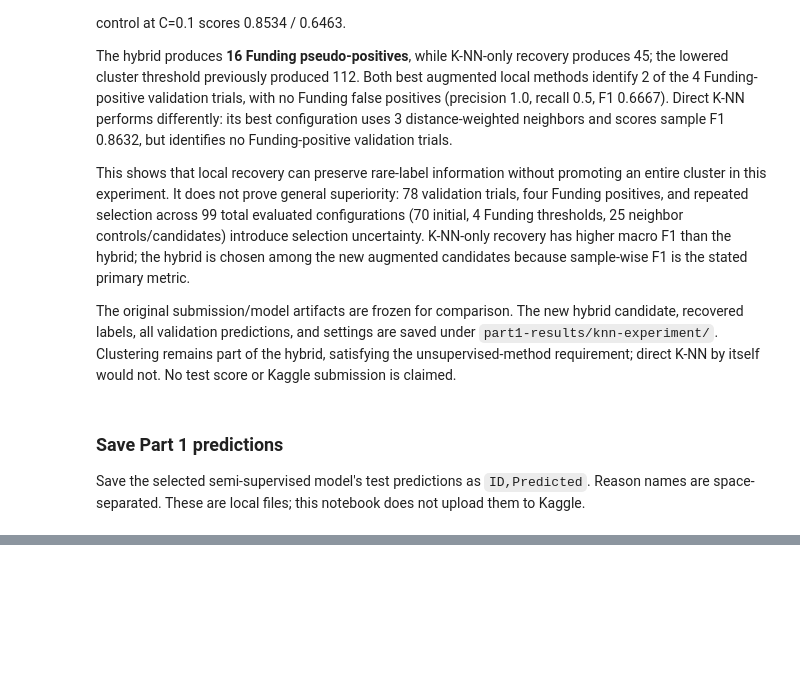
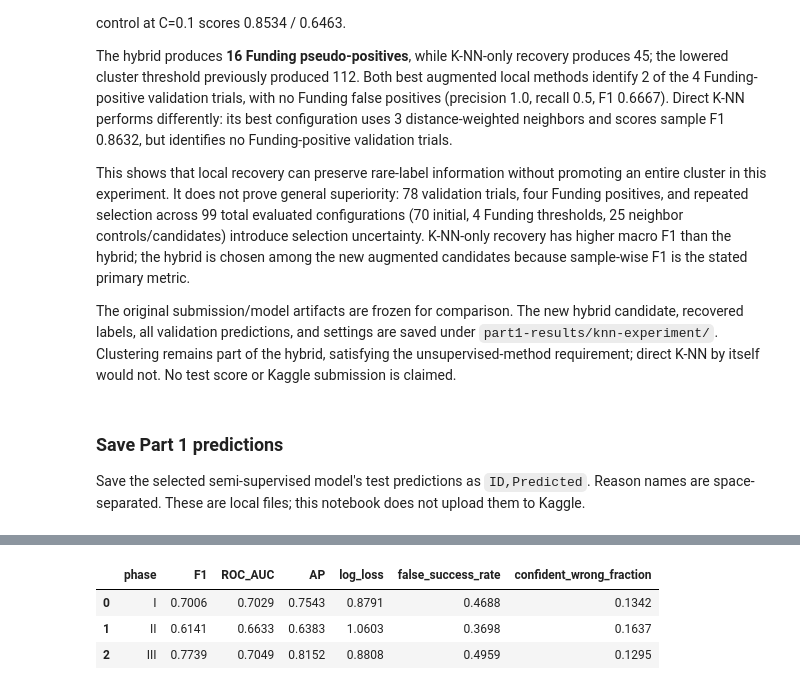
Before and after one commit to jontumalle/applied-ml-midterm, a Jupyter notebook: CS5785_Midterm_Starter.ipynb, the cells around one changed output, grey strips where cells are left out. Saved outputs shown, nothing was run; the diff lists cells and outputs as text; code cells hidden in the pictures; blank space fills up the shorter version.

```diff
--- a/CS5785_Midterm_Starter.ipynb
+++ b/CS5785_Midterm_Starter.ipynb
@@ -950,0 +1026,97 @@ part2_submission.head()
+# %%
+part2_candidates = {}
+part2_specs = {}
+part2_records = []
+part2_val_probabilities = {}
+
+
+def evaluate_outcome_candidate(phase, candidate_id, estimator, spec):
+    train_index = outcome_train.index[outcome_train.phase == phase]
+    validation_index = outcome_val.index[outcome_val.phase == phase]
+    with threadpool_limits(limits=1), warnings.catch_warnings(record=True) as caught:
+        warnings.simplefilter("always", ConvergenceWarning)
+        estimator.fit(outcome_inputs["train"].loc[train_index], outcome_train.loc[train_index, "label"])
+        probability = estimator.predict_proba(outcome_inputs["validation"].loc[validation_index])[:, 1]
+    assert np.isfinite(probability).all() and ((0 <= probability) & (probability <= 1)).all()
+    key = (phase, candidate_id)
+    part2_candidates[key] = estimator
+    part2_specs[key] = spec
+    part2_val_probabilities[key] = probability
+    record = {"phase": phase, "candidate": candidate_id, **spec,
+              "convergence_warnings": sum(issubclass(w.category, ConvergenceWarning) for w in caught),
+              **outcome_metrics(outcome_val.loc[validation_index, "label"], probability)}
+    part2_records.append(record)
+    return record
+
+
+for phase in PHASES:
+    evaluate_outcome_candidate(phase, "starter", outcome_pipeline("starter_bow"),
+                               {"family": "lr", "features": "starter_bow", "C": 1.0,
+                                "class_weight": "none", "alpha": np.nan, "calibration": "none"})
+baseline_outcome_metrics = pd.DataFrame(part2_records)
+baseline_outcome_metrics.to_csv(PART2_RESULTS / "baseline_metrics.csv", index=False)
+baseline_outcome_validation = outcome_val[["ID", "trial_id", "phase", "label"]].copy()
+for phase in PHASES:
+    index = baseline_outcome_validation.index[baseline_outcome_validation.phase == phase]
+    probability = part2_val_probabilities[(phase, "starter")]
+    baseline_outcome_validation.loc[index, "probability"] = probability
+    baseline_outcome_validation.loc[index, "prediction"] = (probability >= 0.5).astype(int)
+baseline_outcome_validation.to_csv(PART2_RESULTS / "baseline_validation_predictions.csv", index=False)
+display(baseline_outcome_metrics[["phase", "F1", "ROC_AUC", "AP", "log_loss", "false_success_rate", "confident_wrong_fraction"]].round(4))
+
+part1_candidate_dir = RESULTS_DIR / "knn-experiment"
+part1_lineage = json.loads((part1_candidate_dir / "best_augmented_candidate.json").read_text())
+reason_train_hybrid = pd.read_csv(part1_candidate_dir / "best_augmented_training_labels.csv")
+reason_validation_observed = reason_val[["ID", *REASON_LABELS]].copy()
+reason_validation_observed["label_source"] = "observed_validation"
+reason_test_hybrid = pd.read_csv(part1_candidate_dir / "best_augmented_candidate_submission.csv")
+for reason in REASON_LABELS:
+    reason_test_hybrid[reason] = reason_test_hybrid.Predicted.str.split().map(lambda values: int(reason in values))
+reason_test_hybrid["label_source"] = "predicted_part1_test"
+part2_reason_lookup = pd.concat([
+    reason_train_hybrid, reason_validation_observed,
+    reason_test_hybrid[["ID", *REASON_LABELS, "label_source"]]], ignore_index=True)
+assert part2_reason_lookup.ID.is_unique and len(part2_reason_lookup) == 1561
+assert part2_reason_lookup[REASON_LABELS].isin([0, 1]).all().all()
+assert part2_reason_lookup[REASON_LABELS].sum(axis=1).gt(0).all()
+part2_reason_lookup.to_csv(PART2_RESULTS / "part1_hybrid_reason_lookup.csv", index=False)
+_ = (PART2_RESULTS / "part1_reason_lineage.json").write_text(json.dumps(part1_lineage, indent=2) + "\n")
+
+
+def unsuccessful_reason_audit(predictions):
+    failed = predictions[predictions.label == 0].copy()
+    assert not failed.duplicated(["trial_id", "phase"]).any()
+    failed = failed.merge(part2_reason_lookup.rename(columns={"ID": "trial_id"}), on="trial_id",
+                          how="left", validate="many_to_one", indicator="reason_match")
+    failed["label_source"] = failed.label_source.fillna("no_recorded_stopping_reason")
+    failed["reason_provenance"] = np.select([
+        failed.label_source.isin(["observed_train", "observed_validation"]),
+        failed.label_source.isin(["pseudo_train", "predicted_part1_test"])],
+        ["observed", "predicted"], default="unmatched")
+    rows = []
+    for phase in PHASES:
+        phase_rows = failed[failed.phase == phase]
+        for reason in [*REASON_LABELS, "No recorded reason"]:
+            group = phase_rows[phase_rows[reason] == 1] if reason in REASON_LABELS else phase_rows[phase_rows.reason_match == "left_only"]
+            counts = group.reason_provenance.value_counts()
+            errors = int(group.prediction.sum())
+            rows.append({"phase": phase, "reason": reason, "n": len(group),
+                         "false_successes": errors,
+                         "false_success_rate": errors / len(group) if len(group) else np.nan,
+                         "observed_reason_n": int(counts.get("observed", 0)),
+                         "predicted_reason_n": int(counts.get("predicted", 0)),
+                         "unmatched_n": int(counts.get("unmatched", 0))})
+    return failed, pd.DataFrame(rows)
+
+
+baseline_failed_audit, baseline_reason_errors = unsuccessful_reason_audit(baseline_outcome_validation)
+baseline_failed_audit.to_csv(PART2_RESULTS / "baseline_failed_trial_audit.csv", index=False)
+baseline_reason_errors.to_csv(PART2_RESULTS / "baseline_reason_errors.csv", index=False)
+display(baseline_reason_errors.round(4))
+print("Failed-trial provenance by phase:")
+display(baseline_failed_audit.groupby(["phase", "label_source"]).size().unstack(fill_value=0))
+# %% [output]
+|  | phase | F1 | ROC_AUC | AP | log_loss | false_success_rate | confident_wrong_fraction |
+| 0 | I | 0.7006 | 0.7029 | 0.7543 | 0.8791 | 0.4688 | 0.1342 |
+| 1 | II | 0.6141 | 0.6633 | 0.6383 | 1.0603 | 0.3698 | 0.1637 |
+| 2 | III | 0.7739 | 0.7049 | 0.8152 | 0.8808 | 0.4959 | 0.1295 |
```
Also changed, not shown: parts of 20 cells of this notebook, 24 other files.
